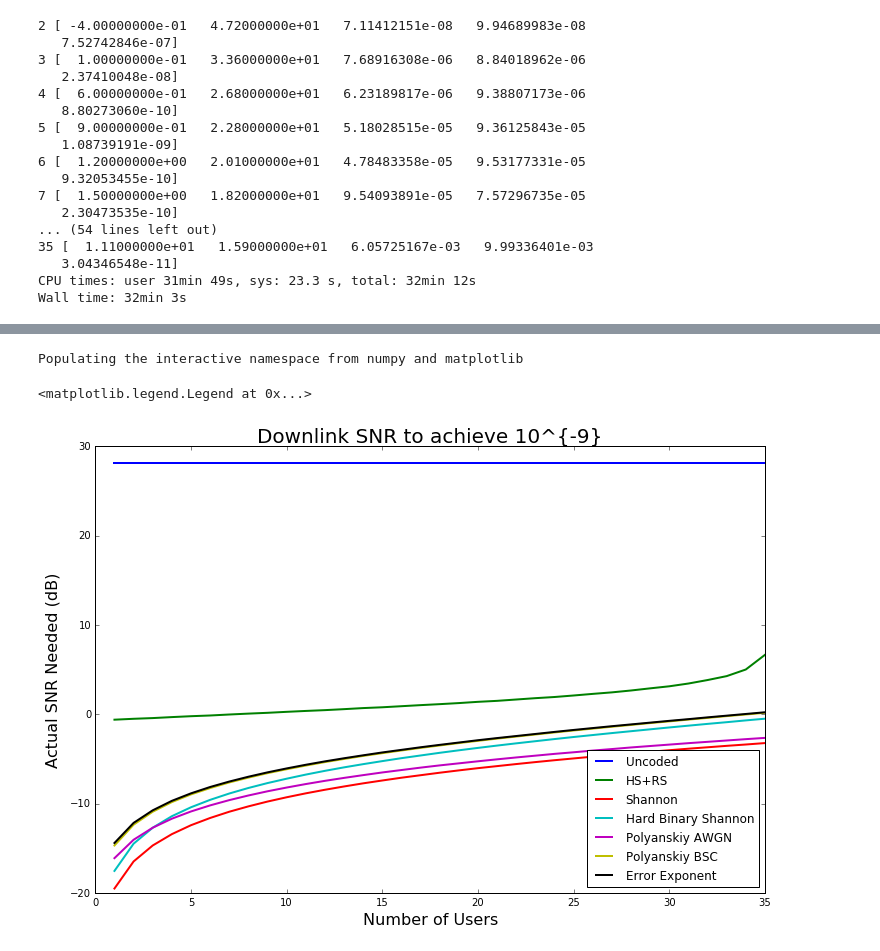
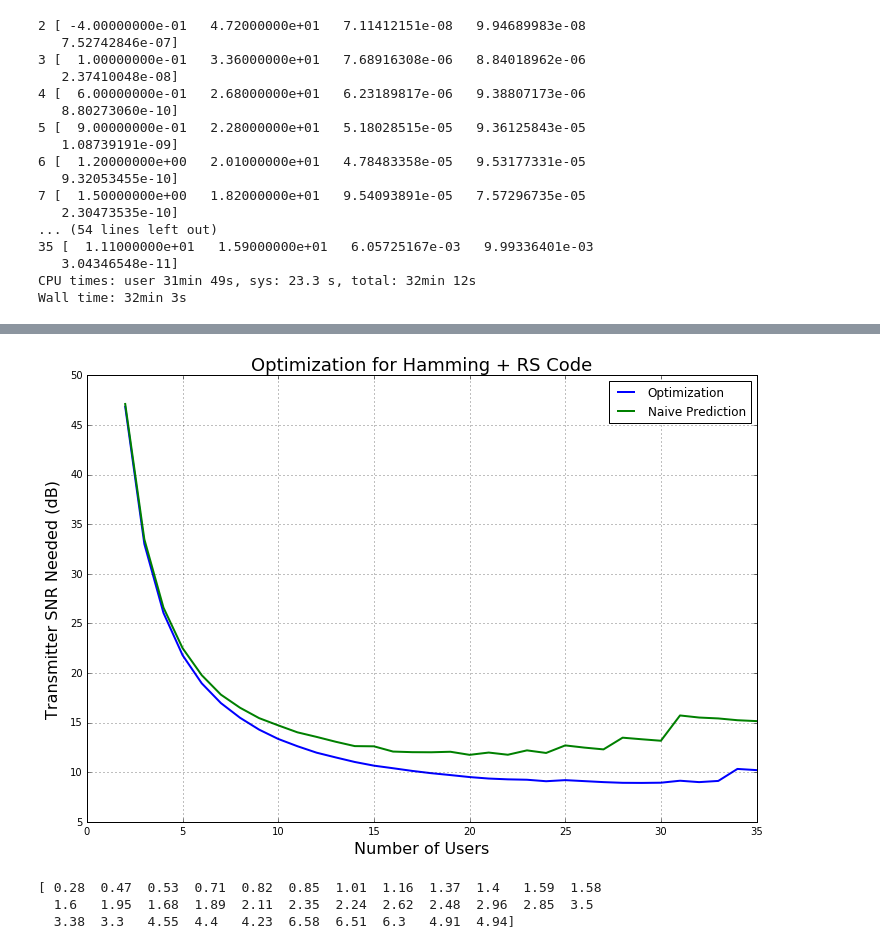
Before and after one commit to Lahaela/research-sahai, a Jupyter notebook: 160705/160705 Optimize Try 2.ipynb, the cells around one changed output, grey strips where cells are left out. Cells and saved outputs as stored; diff of their text form; code cells hidden in the pictures.

```diff
--- a/160705/160705 Optimize Try 2.ipynb
+++ b/160705/160705 Optimize Try 2.ipynb
@@ -593,60 +600,24 @@ print optimize_3_data_2[:,1]
 # %%
 # Compare with Shannon + Penalty
-# %%
-%pylab inline
-# %matplotlib inline
-
-threshold = 10**(-9)
-
-shannonthresh_n = zeros(35)
-hardshannonthresh_n = zeros(35)
-polythresh_n = zeros(35)
-bscthresh_n = zeros(35)
-expthresh_n = zeros(35)
-hsrsthresh_n = zeros(35)
-uncoded_n = 10*log10((Qinv(threshold)**2)/2) * ones(35)
-
-for N in range(1,36):
-#     rate = N*160/10000
-
-    shannonfile = '../data_tables/shannon_tables/n' + str(N) + '.in'
-    shannontable = load_table(shannonfile)
-    shannonthresh_n[N-1] = shannontable[0][np.where(np.array(shannontable[1])<=threshold)[0][0]]
-
-    hardshannonfile = '../data_tables/hard_shannon_tables/n' + str(N) + '.in'
-    hardshannontable = load_table(hardshannonfile)
-    hardshannonthresh_n[N-1] = hardshannontable[0][np.where(np.array(hardshannontable[1])<=threshold)[0][0]]
-
-    filename = '../data_tables/hs_rs_downlink/n' + str(N) + '.in'
-    hsrstable = load_table(filename)
-    hsrsthresh_n[N-1] = hsrstable[0][np.where(np.array(hsrstable[1])<=threshold)[0][0]]
-
-    polyfile = '../data_tables/polyanskiy_down/n' + str(N) + '.in'
-    polytable = load_table(polyfile)
-    polythresh_n[N-1] = polytable[0][np.where(np.array(polytable[1])<=threshold)[0][0]]
-
-    bscfile = '../data_tables/poly_bsc_converse/down/n' + str(N) + '.in'
-    bsctable = load_table(bscfile)
-    bscthresh_n[N-1] = bsctable[0][np.where(np.array(bsctable[1])<=threshold)[0][0]]
-
-    expfile = '../data_tables/error_exp/down/n' + str(N) + '.in'
-    exptable = load_table(expfile)
-    expthresh_n[N-1] = exptable[0][np.where(np.array(exptable[1])<=threshold)[0][0]]
-
-figure(figsize=(12, 8))
-plot(range(1,36), uncoded_n, lw=2.0, label='Uncoded')
-plot(range(1,36), hsrsthresh_n, lw=2.0, label='HS+RS')
-plot(range(1,36), shannonthresh_n, lw=2.0, label='Shannon')
-plot(range(1,36), hardshannonthresh_n, lw=2.0, label='Hard Binary Shannon')
-plot(range(1,36), polythresh_n, lw=2.0, label='Polyanskiy AWGN')
-plot(range(1,36), bscthresh_n, lw=2.0, label='Polyanskiy BSC')
-plot(range(1,36), expthresh_n, lw=2.0, label='Error Exponent')
-xlabel('Number of Users', fontsize=16)
-ylabel('Actual SNR Needed (dB)', fontsize=16, labelpad=10)
-title('Downlink SNR to achieve 10^{-9}', fontsize=20)
-legend(loc=0)
-# savefig('slice_waterfall_1.pdf', bbox='tight')
-# %% [output]
-Populating the interactive namespace from numpy and matplotlib
-<matplotlib.legend.Legend at 0x...>
-[figure, removed]
+# %%
+figure(figsize=(12,8))
+# plot(user_range, optimize_3_data_2[:,1], lw=2.0, label='new 3')
+# plot(user_range, optimize_3_data[:,1], lw=2.0, label='old 3')
+# plot(user_range, optimize_1_data[:,1], lw=2.0, label='opt 1')
+plot(user_range, optimize_5_data[:,1], lw=2.0, label='Optimization')
+plot(user_range, naive_shannon_waterfall, lw=2.0, label='Naive Prediction')
+legend(loc=0)
+xlabel('Number of Users', fontsize=16)
+ylabel('Transmitter SNR Needed (dB)', fontsize=16, labelpad=10)
+title('Optimization for Hamming + RS Code', fontsize=18)
+grid(True)
+savefig('optimization_hamming.pdf', bbox='tight')
+# print optimize_3_data_2[:,1]
+# %% [output]
+[figure, added]
+# %%
+print naive_shannon_waterfall - optimize_5_data[:,1]
+# %% [output]
+[ 0.28  0.47  0.53  0.71  0.82  0.85  1.01  1.16  1.37  1.4   1.59  1.58
+  1.6   1.95  1.68  1.89  2.11  2.35  2.24  2.62  2.48  2.96  2.85  3.5
+  3.38  3.3   4.55  4.4   4.23  6.58  6.51  6.3   4.91  4.94]
```
Also changed, not shown: parts of 6 cells of this notebook, 10 other files.
